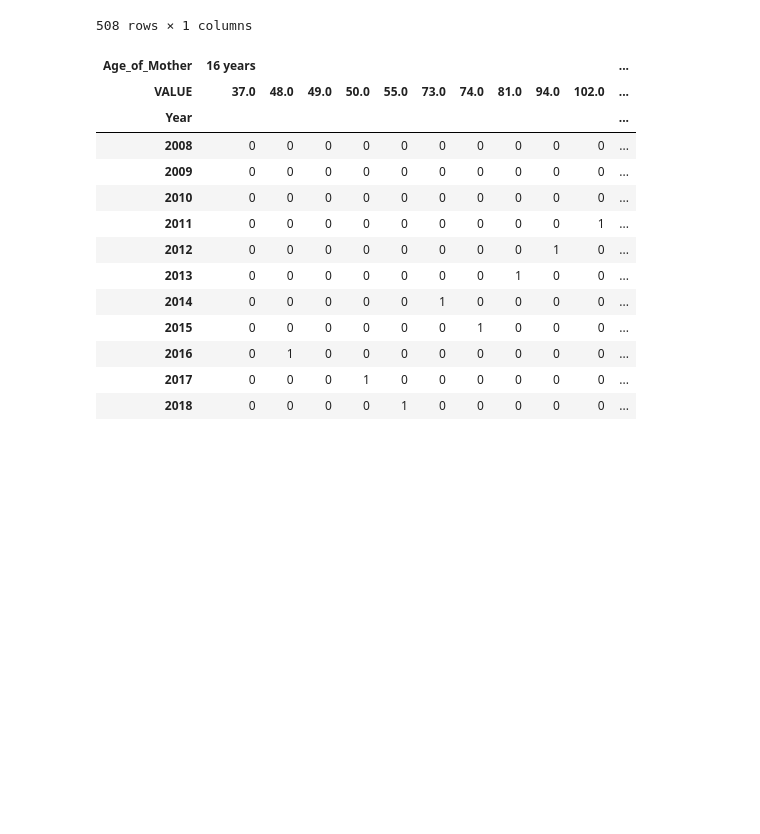
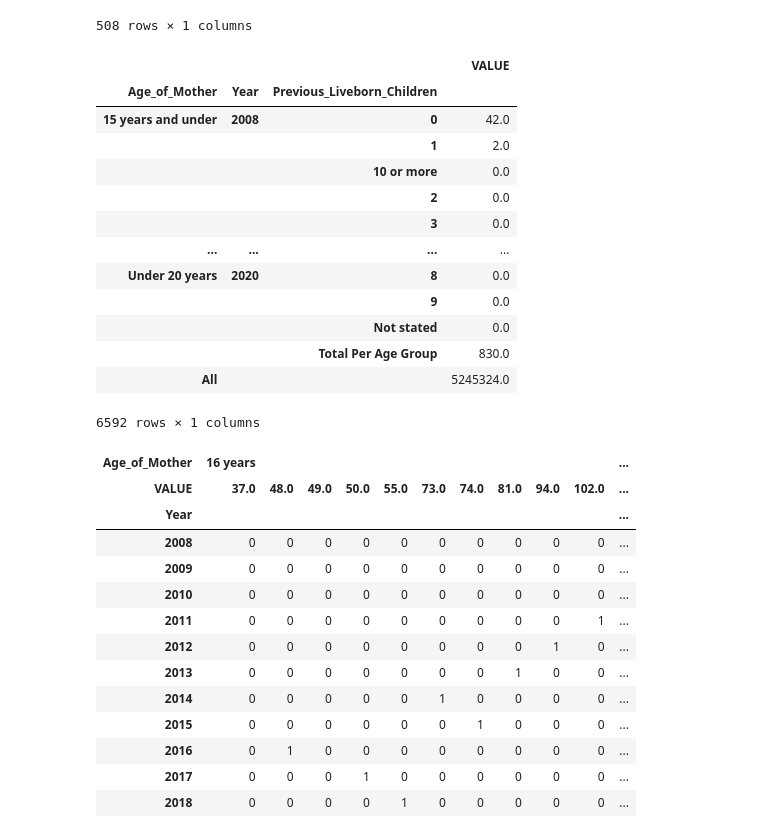
Before and after one commit to VCurry20/PDARandomData, a Jupyter notebook: Data Analysis Project.ipynb, the cells around one changed output. Drawn from its saved outputs; the diff is of its cells as text; code cells hidden in the pictures; blank space fills up the shorter version.

```diff
--- a/Data Analysis Project.ipynb
+++ b/Data Analysis Project.ipynb
@@ -1477,6 +1553,25 @@ pd.pivot_table(df, index=["Age_of_Mother", "Year"], values='VALUE', margins=True
 |  | 2020 | 1660.0 |
 | All |  | 5245324.0 |
 508 rows × 1 columns
+# %%
+# pivote table showing the age, year and number of previous children
+
+pd.pivot_table(df, index=["Age_of_Mother", "Year", "Previous_Liveborn_Children"], values='VALUE', margins=True, aggfunc='sum')
+# %% [output]
+|  |  |  | VALUE |
+| Age_of_Mother | Year | Previous_Liveborn_Children |  |
+| 15 years and under | 2008 | 0 | 42.0 |
+|  |  | 1 | 2.0 |
+|  |  | 10 or more | 0.0 |
+|  |  | 2 | 0.0 |
+|  |  | 3 | 0.0 |
+| ... | ... | ... | ... |
+| Under 20 years | 2020 | 8 | 0.0 |
+|  |  | 9 | 0.0 |
+|  |  | Not stated | 0.0 |
+|  |  | Total Per Age Group | 830.0 |
+| All |  |  | 5245324.0 |
+6592 rows × 1 columns
 # %%
 # create a crosstab of the information
 
```
Also changed, not shown: parts of 10 cells of this notebook, 3 other files.
